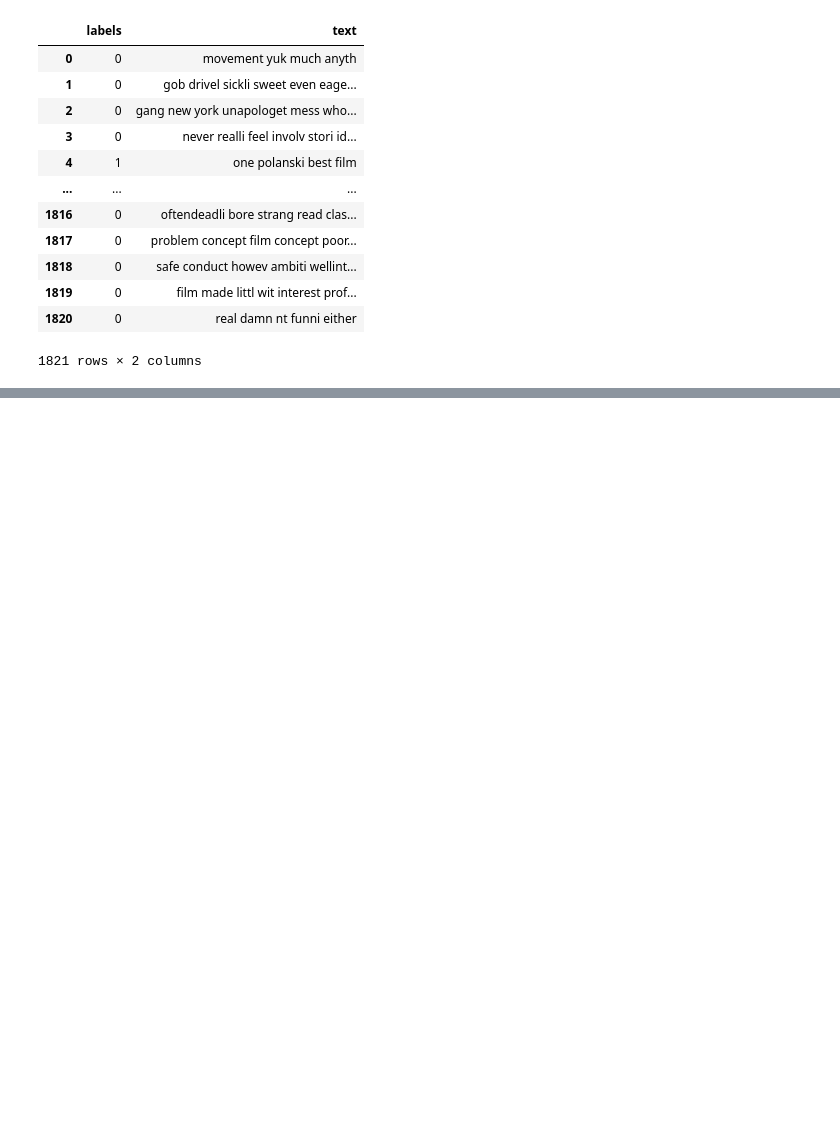
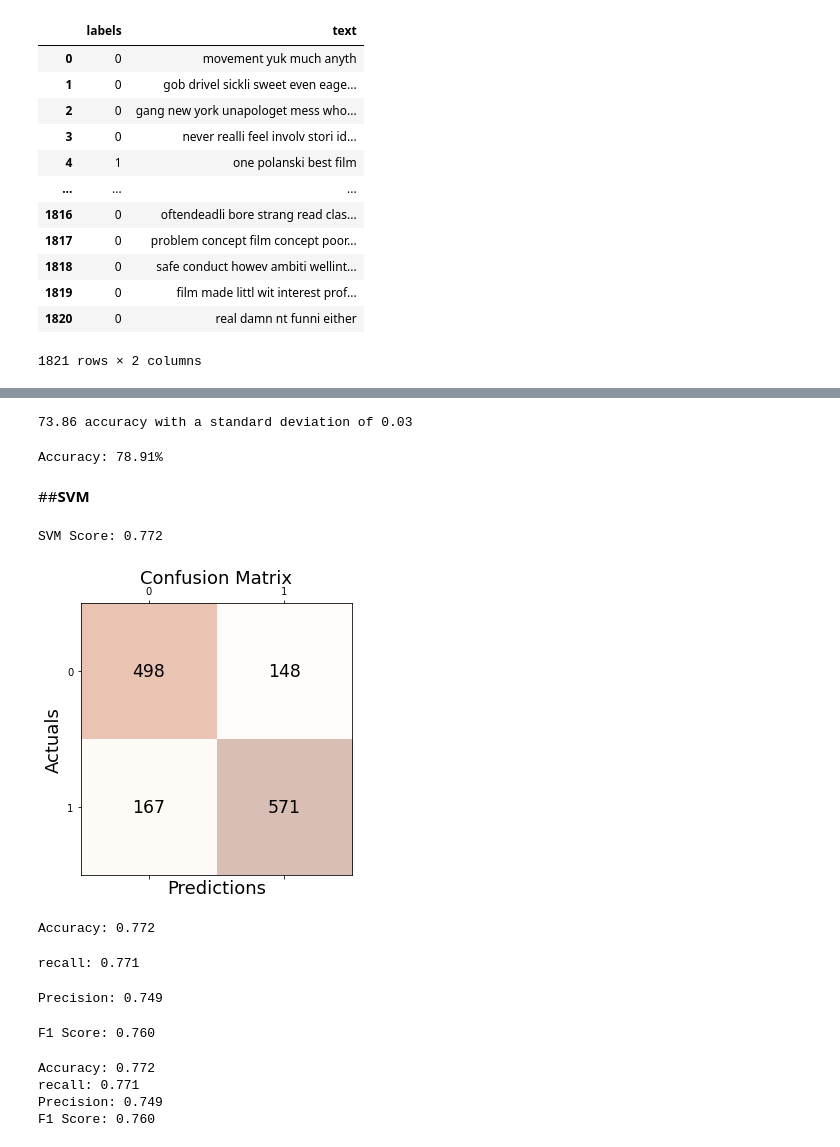
Before and after one commit to Kate5-7-2021/Kate_INFO5731_Spring2021, a Jupyter notebook: In_class_exercise_09.ipynb, the cells around one changed output, grey strips where cells are left out. Drawn from its saved outputs; the diff is of its cells as text; code cells hidden in the pictures; blank space fills up the shorter version.

```diff
--- a/In_class_exercise_09.ipynb
+++ b/In_class_exercise_09.ipynb
@@ -410,0 +529,69 @@ FileNotFoundError: ignored
+# %%
+print("%0.2f accuracy with a standard deviation of %0.2f" % (nb_cross_test_scores.mean()*100, nb_cross_test_scores.std()))
+# %% [output]
+73.86 accuracy with a standard deviation of 0.03
+# %%
+print("Accuracy: %.2f%%" % (accuracy * 100.0))
+# %% [output]
+Accuracy: 78.91%
+# %% [markdown]
+##**SVM**
+# %%
+#Train the SVM model and draw confusion matrix
+#Standardize the data
+sc=StandardScaler(with_mean=False)
+sc.fit_transform(x_train)
+x_train_std=sc.transform(x_train)
+x_valid_std=sc.transform(x_valid)
+# %%
+
+svm_train=svm.SVC(kernel='linear',C=1).fit(x_train,y_train)  # increasing the number of C will decrease the svm score
+print('SVM Score: %.3f' % svm_train.score(x_valid,y_valid))
+# %% [output]
+SVM Score: 0.772
+# %%
+y_pred = svm_train.predict(x_valid)
+conf_matrix = confusion_matrix(y_true=y_valid, y_pred=y_pred)
+fig, ax = plt.subplots(figsize=(5, 5))
+ax.matshow(conf_matrix, cmap=plt.cm.Oranges, alpha=0.3)
+for i in range(conf_matrix.shape[0]):
+    for j in range(conf_matrix.shape[1]):
+        ax.text(x=j, y=i,s=conf_matrix[i, j], va='center', ha='center', size='xx-large')
+
+plt.xlabel('Predictions', fontsize=18)
+plt.ylabel('Actuals', fontsize=18)
+plt.title('Confusion Matrix', fontsize=18)
+plt.show()
+# %% [output]
+[figure, added]
+# %%
+print('Accuracy: %.3f' % accuracy_score(y_valid, y_pred))
+# %% [output]
+Accuracy: 0.772
+# %%
+print('recall: %.3f' % metrics.recall_score(y_valid, y_pred, labels=np.unique(y_pred), pos_label='0'))
+# %% [output]
+recall: 0.771
+# %%
+#y_valid = y_valid.map({'pos': 1, 'neg': 0}).astype(int)
+#recall_average = recall_score(y_valid, y_pred, average="binary", pos_label='pos')
+#precision_score(y_valid, y_pred, pos_label='positive')
+#print('Precision: %.3f' % precision_score(y_valid, y_pred))
+print('Precision: %.3f' % metrics.precision_score(y_valid, y_pred, labels=np.unique(y_pred), pos_label='0'))
+# %% [output]
+Precision: 0.749
+# %%
+print('F1 Score: %.3f' % metrics.f1_score(y_valid, y_pred, labels=np.unique(y_pred), pos_label='0'))
+# %% [output]
+F1 Score: 0.760
+# %%
+#Print all together for SVM model
+print('Accuracy: %.3f' % accuracy_score(y_valid, y_pred))
+print('recall: %.3f' % metrics.recall_score(y_valid, y_pred, labels=np.unique(y_pred), pos_label='0'))
+print('Precision: %.3f' % metrics.precision_score(y_valid, y_pred, labels=np.unique(y_pred), pos_label='0'))
+print('F1 Score: %.3f' % metrics.f1_score(y_valid, y_pred, labels=np.unique(y_pred), pos_label='0'))
+# %% [output]
+Accuracy: 0.772
+recall: 0.771
+Precision: 0.749
+F1 Score: 0.760
```
Also changed, not shown: parts of 101 cells of this notebook.
